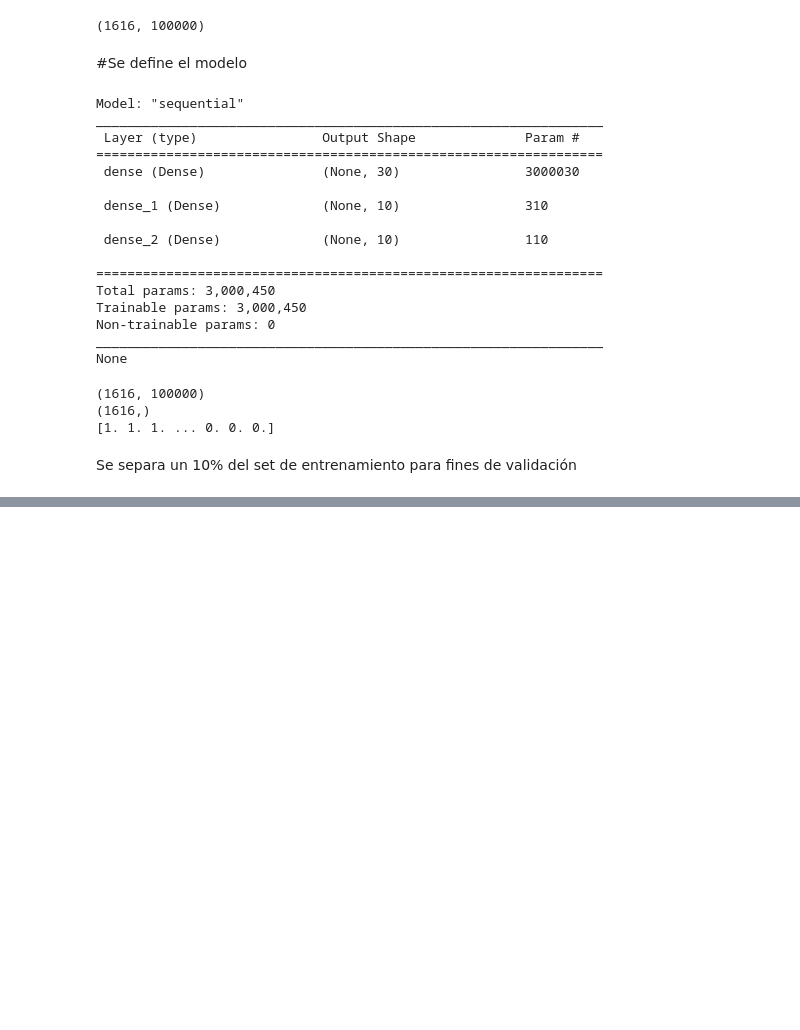
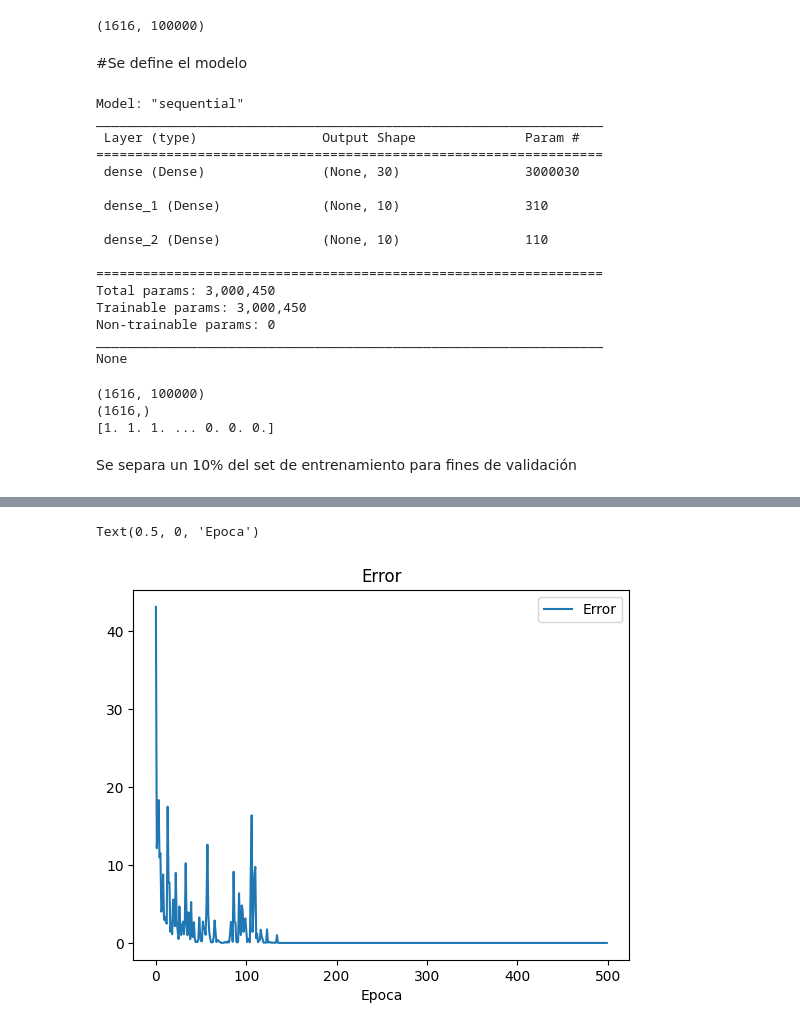
Before and after one commit to aalr007/NavegacionAutonoma, a Jupyter notebook: 4_1_Ejercicio_de_clasificación_con_Keras.ipynb, the cells around one changed output, grey strips where cells are left out. Cells and saved outputs as stored; diff of their text form; code cells hidden in the pictures; blank space fills up the shorter version.

```diff
--- a/4_1_Ejercicio_de_clasificación_con_Keras.ipynb
+++ b/4_1_Ejercicio_de_clasificación_con_Keras.ipynb
@@ -184,0 +237,9 @@ ValueError: ignored
+# %%
+# Función de pérdida
+plt.plot(hist.history['loss'])
+plt.legend(['Error'])
+plt.title('Error')
+plt.xlabel('Epoca')
+# %% [output]
+Text(0.5, 0, 'Epoca')
+[figure, added]
```
Also changed, not shown: parts of 11 cells of this notebook.
